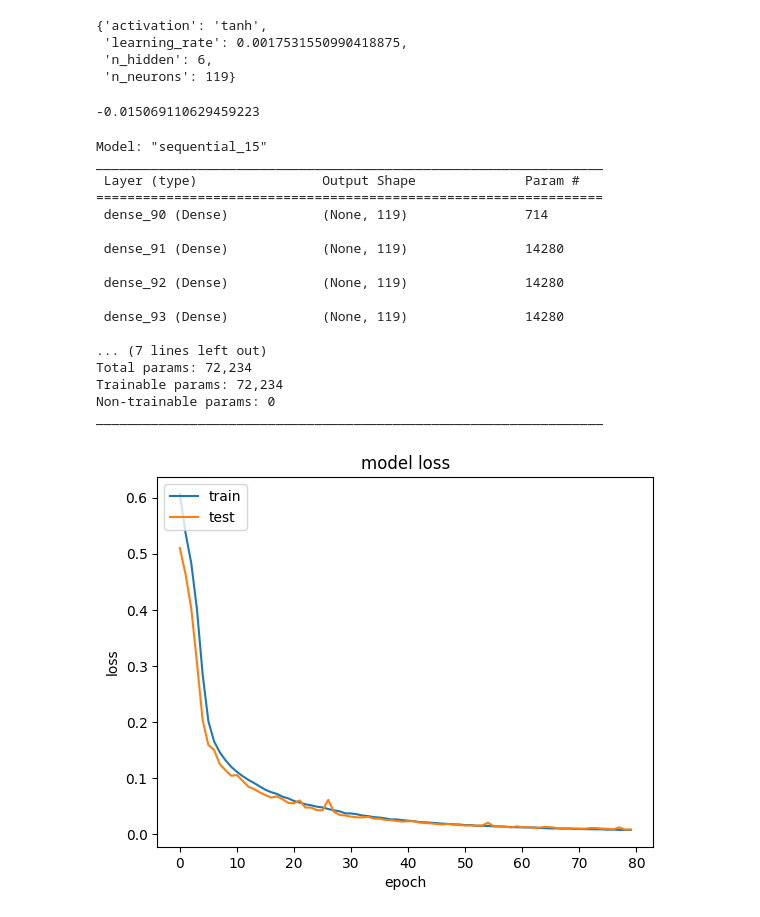
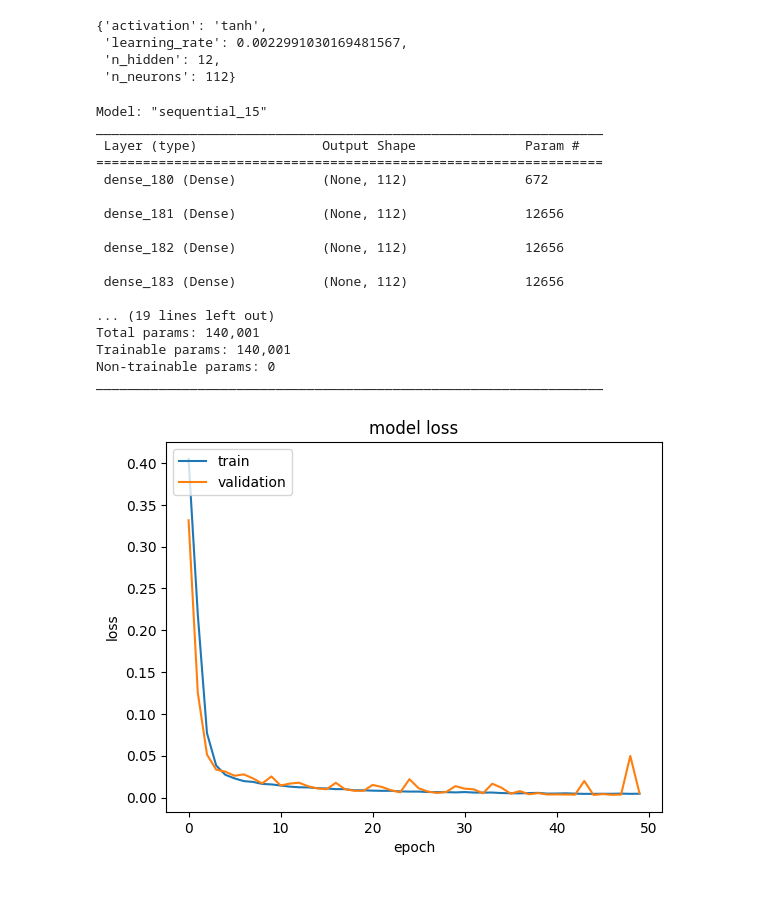
Before and after one commit to LuccaMS/fetrans, a Jupyter notebook: main.ipynb, the cells around one changed output. Drawn from its saved outputs; the diff is of its cells as text; code cells hidden in the pictures.

```diff
--- a/main.ipynb
+++ b/main.ipynb
@@ -109,14 +102,14 @@ def build_model(n_hidden=1, n_neurons=30, learning_rate=3e-3,activation="tanh",
 keras_reg = keras.wrappers.scikit_learn.KerasRegressor(build_model)
 # %%
 param_distribs = {
-    "n_hidden": [0, 1, 2, 3,4,5,6,7,8,9,10],
-    "n_neurons": np.arange(5, 256),
+    "n_hidden": [0, 1, 2, 3,4,5,6,7,8,9,10,11,12,13,14,15,16,17,18,19,20],
+    "n_neurons": np.arange(10, 256),
     "learning_rate": reciprocal(3e-5, 3e-3),
     "activation": ["tanh"],
 }
 # %%
 rnd_search_cv = RandomizedSearchCV(keras_reg, param_distribs, n_iter=5,n_jobs=1,cv=3)
-rnd_search_cv.fit(X_train, y_train, epochs=80,
+rnd_search_cv.fit(X_train, y_train, epochs=50,
                     validation_data=(X_valid, y_valid),
                     callbacks=[keras.callbacks.EarlyStopping(patience=5,monitor="val_loss")],verbose=2)
 # %% [output]
@@ -162,13 +155,9 @@ hist = model.history.history
 rnd_search_cv.best_params_
 # %% [output]
 {'activation': 'tanh',
- 'learning_rate': 0.0017531550990418875,
- 'n_hidden': 6,
- 'n_neurons': 119}
+ 'learning_rate': 0.0022991030169481567,
+ 'n_hidden': 12,
+ 'n_neurons': 112}
-# %%
-rnd_search_cv.best_score_
-# %% [output]
--0.015069110629459223
 # %%
 model.summary()
 # %% [output]
@@ -176,27 +165,27 @@ Model: "sequential_15"
 _________________________________________________________________
  Layer (type)                Output Shape              Param #
 =================================================================
- dense_90 (Dense)            (None, 119)               714
+ dense_180 (Dense)           (None, 112)               672
 
- dense_91 (Dense)            (None, 119)               14280
+ dense_181 (Dense)           (None, 112)               12656
 
- dense_92 (Dense)            (None, 119)               14280
+ dense_182 (Dense)           (None, 112)               12656
 
- dense_93 (Dense)            (None, 119)               14280
+ dense_183 (Dense)           (None, 112)               12656
 
-... (7 lines left out)
-Total params: 72,234
-Trainable params: 72,234
+... (19 lines left out)
+Total params: 140,001
+Trainable params: 140,001
 Non-trainable params: 0
 _________________________________________________________________
 # %%
 #ploting the loss and the validation loss
 plt.plot(hist["loss"])
 plt.plot(hist["val_loss"])
 plt.title("model loss")
 plt.ylabel("loss")
 plt.xlabel("epoch")
-plt.legend(["train", "test"], loc="upper left")
+plt.legend(["train", "validation"], loc="upper left")
 plt.show()
 # %% [output]
-[figure, old version]
+[figure, new version]
```
Also changed, not shown: parts of 35 cells of this notebook, 9 other files.
